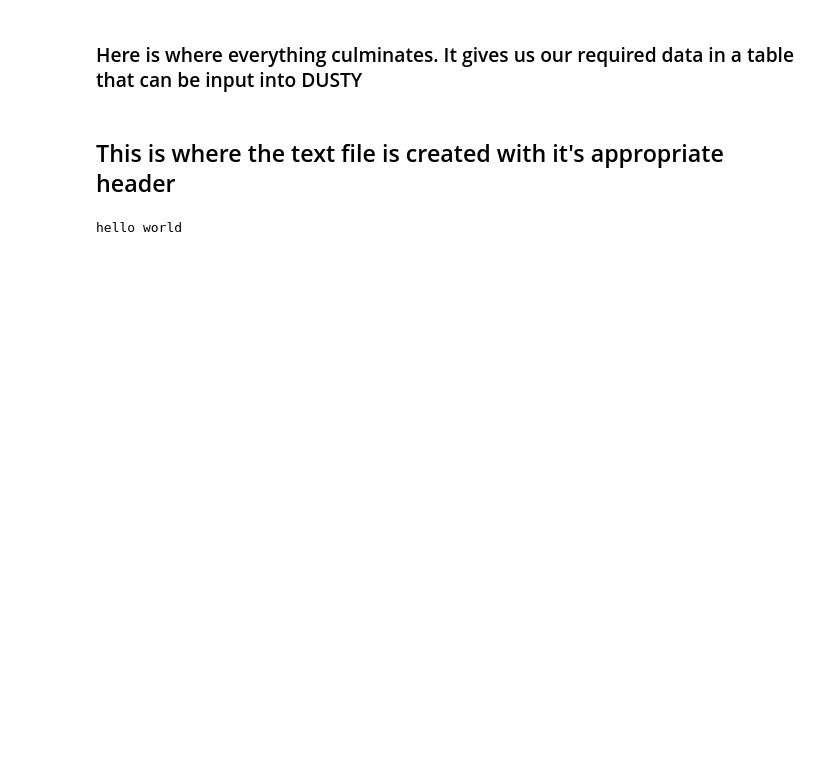
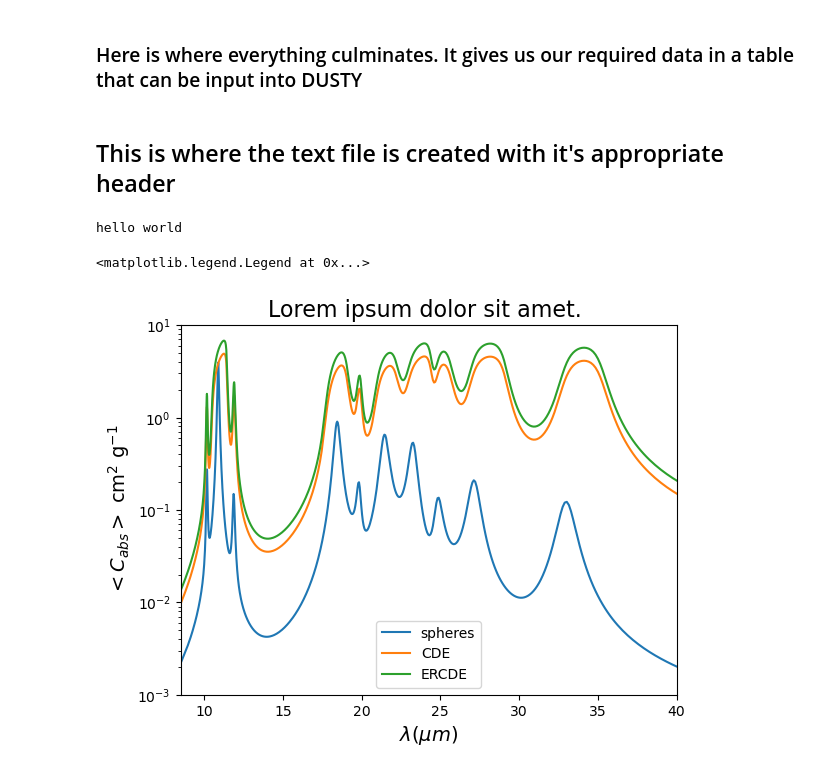
Before and after one commit to mxwlll/Sean-Dusty, a Jupyter notebook: probability_shape_distributions.ipynb, the cells around one changed output. Drawn from its saved outputs; the diff is of its cells as text; code cells hidden in the pictures; blank space fills up the shorter version.

Commit message:
plotted spheres vs cde vs ercde and i think there may be an error in the math now

```diff
--- a/probability_shape_distributions.ipynb
+++ b/probability_shape_distributions.ipynb
@@ -24,7 +24,7 @@ dust_dir = ['/home/physics/Research/DUSTY/DUSTY/Lib_nk/',
 # this is the possible locations of where dust can be
 
 
-nk_path = dust_dir[1]               #where the dust is
+nk_path = dust_dir[0]               #where the dust is
 dust = 'oliv_nk_y.nk'                  #DUST NAME HERE #grf
 rho = 3.33 #grams cm**-3            #density
 pathy = os.path.join(nk_path, dust) #pipeline is open
@@ -196,4 +196,4 @@ This took 50.91991567611694 seconds to run
 cabs_spheres = []
 for j in range(len(m)):
     cabs_spheres.append((2 * np.pi / (1e-4*wavelen[j]))*v_avg*np.imag(3*(m[j]**2 - 1)/(m[j]**2 + 2)))
-cabs_spheres
+cabs_sph_array = np.array((cabs_spheres))
@@ -248,0 +233,14 @@ hello world
+# %%
+fig, ax = plt.subplots()
+title = 'Lorem ipsum dolor sit amet. '
+ax.set(xscale='linear', yscale='log', xlim=(8.5,40), ylim=(0.001, 10))
+ax.set_title(title, fontsize=16)
+ax.set_xlabel(r'$\lambda (\mu m)$', fontsize=14)
+ax.set_ylabel(r'$<C_{abs}>$ cm$^{2}$ g$^{-1}$', fontsize=14)
+ax.plot(wavelen, cabs_sph_array, label='spheres')
+ax.plot(wavelen, np.array((cabs_cde)), label='CDE')
+ax.plot(wavelen, np.array((cabs_ercde)), label='ERCDE')
+ax.legend()
+# %% [output]
+<matplotlib.legend.Legend at 0x...>
+[figure, added]
```
Also changed, not shown: parts of 6 cells of this notebook, 1 other file.
